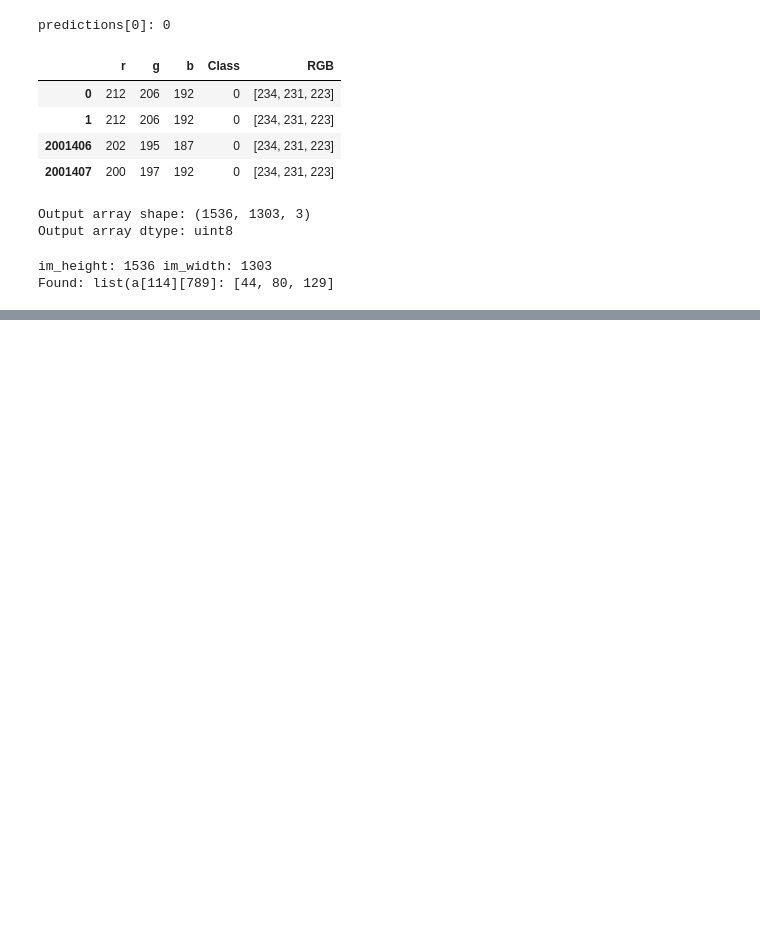
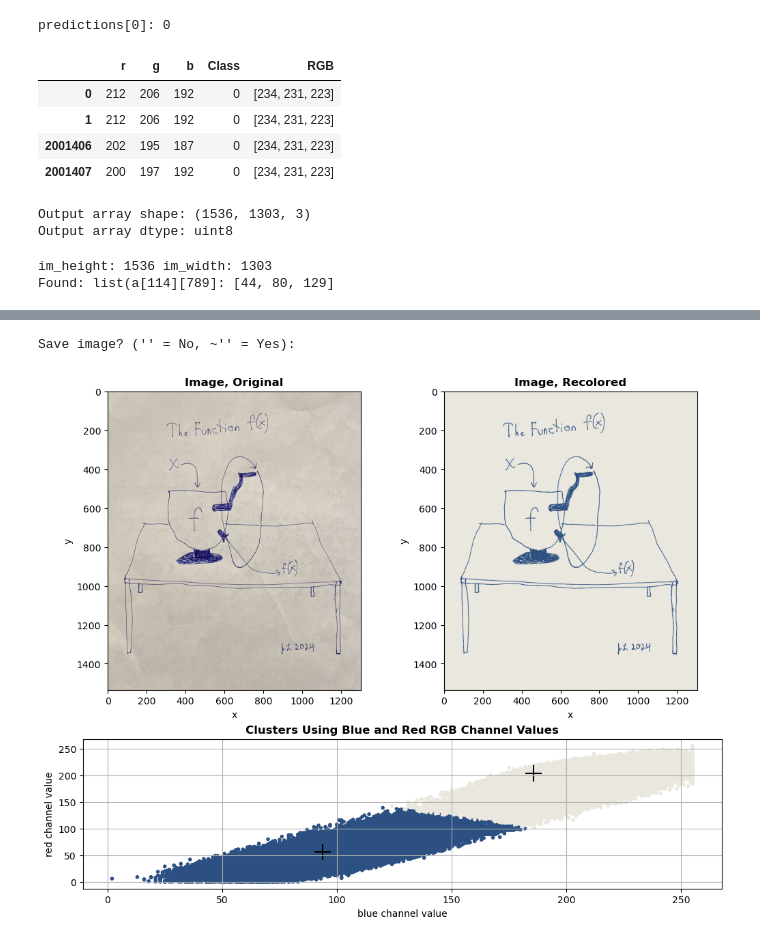
Before and after one commit to drjlevi6/Data-Scientist, a Jupyter notebook: Machine-Learning-Unsupervised-Recolor-Image/RGB_Cluster_Analysis.ipynb, the cells around one changed output, grey strips where cells are left out. Saved outputs shown, nothing was run; the diff lists cells and outputs as text; code cells hidden in the pictures; blank space fills up the shorter version.

```diff
--- a/Machine-Learning-Unsupervised-Recolor-Image/RGB_Cluster_Analysis.ipynb
+++ b/Machine-Learning-Unsupervised-Recolor-Image/RGB_Cluster_Analysis.ipynb
@@ -305,0 +262,41 @@ Image saved in Fig-5-combined-images-and-clusters-20240717-134124.png
+# %%
+# Create a grid display showing input and output images,
+# clusters with centroids
+
+labels_br = ['b', 'r']
+colormap2 = np.array([rgb_to_hex(lightcolor),
+    rgb_to_hex(darkcolor)])
+
+from matplotlib.gridspec import GridSpec
+fig = plt.figure(figsize=(10, 8), layout="constrained")
+gs = GridSpec(3, 4, figure=fig)
+
+ax1 = fig.add_subplot(gs[0:2, 0:2])
+ax1.set_title("Image, Original", fontweight=600 )
+ax1.set_xlabel("x")
+ax1.set_ylabel("y")
+ax1.imshow(img)
+
+ax2 = fig.add_subplot(gs[0:2, 2:])
+ax2.set_title("Image, Recolored", fontweight=600)
+ax2.set_xlabel("x")
+ax2.set_ylabel("y")
+ax2.imshow(ar_rshp)
+
+ax3 = fig.add_subplot(gs[2, :])
+ax3.set_title('Clusters Using Blue and Red RGB Channel Values',
+             fontweight=600)
+ax3.grid()
+ax3.scatter(x[labels_br[0]], x[labels_br[1]],
+            c=colormap2[labels], marker='.')
+ax3.scatter(centroids[:,0], centroids[:,1], s = 300,
+            marker = '+', c = 'k')
+
+ax3.set_xlabel('blue channel value')
+ax3.set_ylabel('red channel value')
+
+save_figure_per_user("Fig-5-combined-images-and-clusters")
+plt.show()
+# %% [output]
+Save image? ('' = No, ~'' = Yes):
+[figure, added]
```
Also changed, not shown: parts of 6 cells of this notebook.
